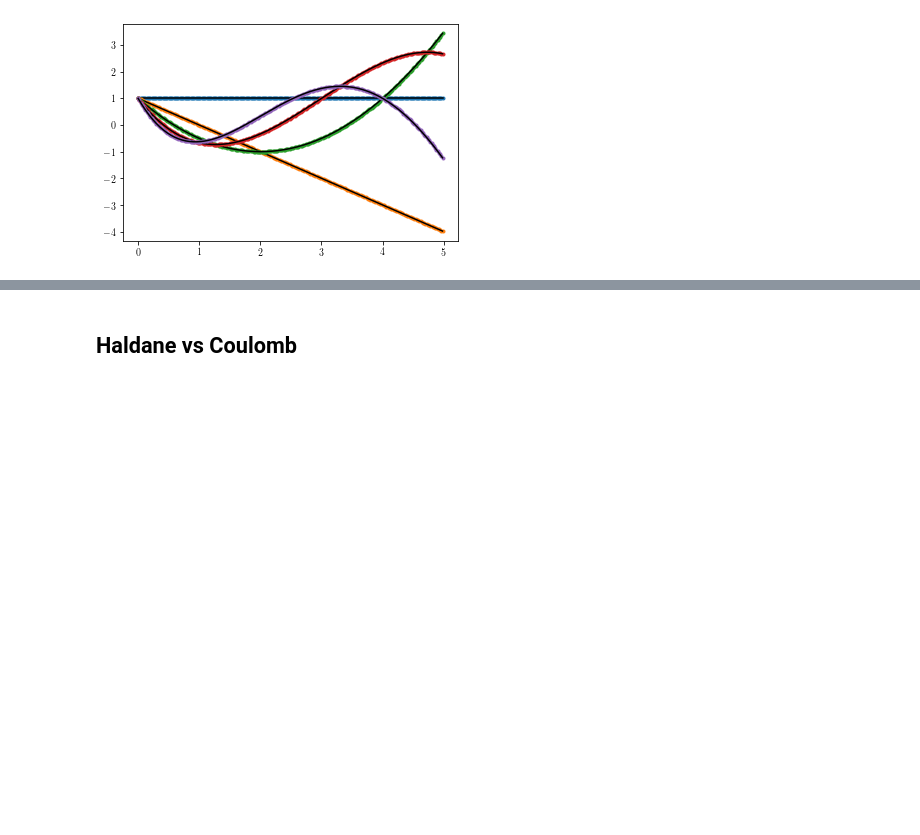
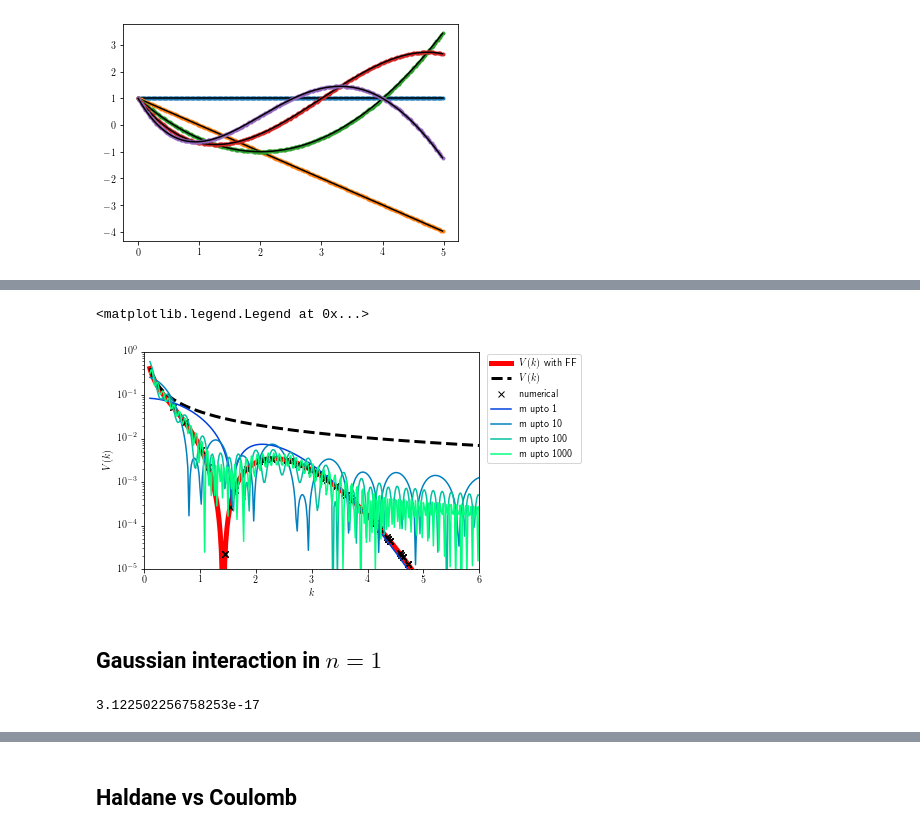
Before and after one commit to akshaykri/QH_ED, a Jupyter notebook: examples/Haldane.ipynb, the cells around one changed output, grey strips where cells are left out. Cells and saved outputs as stored; diff of their text form; code cells hidden in the pictures; blank space fills up the shorter version.

```diff
--- a/examples/Haldane.ipynb
+++ b/examples/Haldane.ipynb
@@ -103,10 +172,9 @@ ax.legend(loc='upper left', bbox_to_anchor=(1.01, 1.01))
 Nphi = 24
 Ne = 8
 Nth = 4 # numer of threads for parallelization
-s = 0.7
 nLL = 1
 torus1 = landau.Torus(Nphi, aspect_ratio=1.0)
-vParams = {'power': (1.0, {'n': 0, 'x': s})} # Gaussian cut-off
+vParams = {'power': (1.0, {'n': 1, 'x': np.inf})} # Coulomb power law, Gaussian cut-off
 hamParams = {'alpha': 1.0, 'n': nLL, 'Nphi': Nphi} # mass anisotropy, Landau level index
 
 kx, ky, _ = torus1.get_karr()
@@ -117,0 +190,44 @@ T4 = np.real(utils.Utils.make4tensorsym(torus1, pot1.V2))
+# %%
+mMax = 10001
+mAll = np.arange(mMax, dtype='float64')
+mAll[0] = 1e-16
+# mAll[8] += 1e-6
+Vm = np.zeros(mMax)
+for m in np.arange(mMax):
+    ## see Yoshioka (4.39)
+    if m < 100:
+        Vm[m] = (64*m**2 - 112*m + 33) * scipy.special.gamma(m-1.5) / (
+                 128 * scipy.special.factorial(m))
+    else:
+        Vm[m] = 0.5 / np.sqrt(m)
+# %%
+f, ax = plt.subplots()
+Vkpp = np.zeros_like(k)
+
+m_arr = [1, 10, 100, 1000]#, 10000]#, 10, 15]
+
+
+ax.plot(k, Vk*FF2, lw=5, ls = '-', color='r', label=r'$V(k)$ with FF')
+ax.plot(k, Vk, lw=3, ls = '--', color='k', label=r'$V(k)$')
+ax.plot(np.sqrt(k2.flatten()), np.abs(pot1.V2.flatten()), 'x',
+        label='numerical', markeredgecolor='k', markerfacecolor='None')
+
+ctemp = 0
+for cm, m in enumerate(np.arange(max(m_arr)+1)):
+    Vkpp += 4 * np.pi * Vm[m] * scipy.special.eval_laguerre(m, k**2) / (2 * np.pi * Nphi) / \
+            scipy.special.eval_laguerre(nLL, k**2/2)**2
+    if m in m_arr:
+        ctemp += 1
+        ax.plot(k, np.abs(Vkpp*FF2), color=plt.cm.winter(ctemp/len(m_arr)), label='m upto '+str(m))
+
+ax.set_yscale('log')
+ax.set_xlim(0, 6)
+ax.set_ylim(1e-5, 1e0)
+ax.set_xlabel(r'$k$')
+ax.set_ylabel(r'$V(k)$')
+ax.legend(loc='upper left', bbox_to_anchor=(1.01, 1.01))
+# %% [output]
+<matplotlib.legend.Legend at 0x...>
+[figure, added]
+# %% [markdown]
+## Gaussian interaction in $n=1$
@@ -118,3 +262,7 @@ T4 = np.real(utils.Utils.make4tensorsym(torus1, pot1.V2))
+# %%
+np.max(np.abs(T42-T4))
+# %% [output]
+3.122502256758253e-17
 # %%
 f, ax = plt.subplots()
 m_arr = [0, 1, 5, 10, 20]
```
Also changed, not shown: parts of 74 cells of this notebook, 2 other files.
